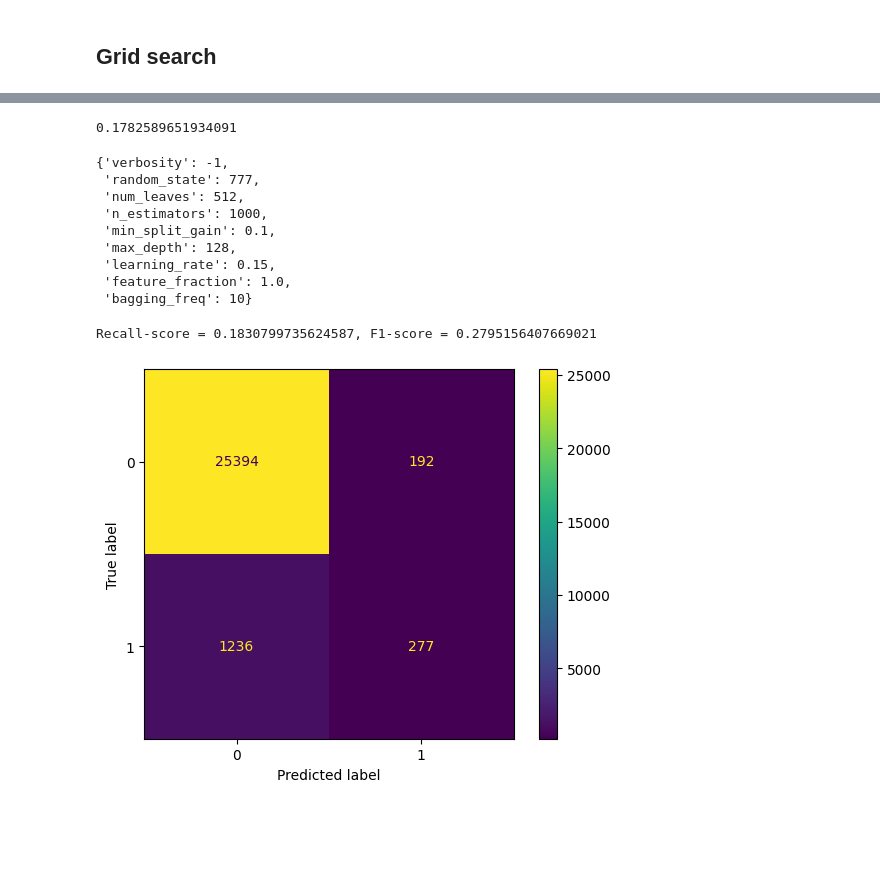
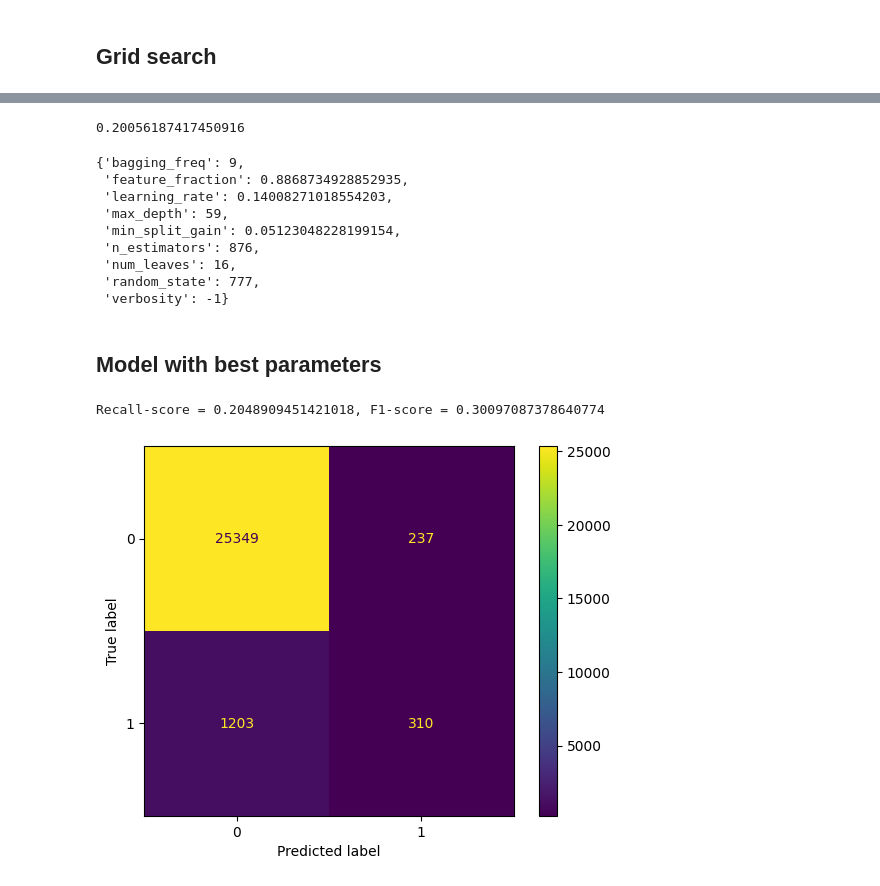
Before and after one commit to karol-pa/Fraud-Detection_Exercise, a Jupyter notebook: example.ipynb, the cells around one changed output, grey strips where cells are left out. Saved outputs shown, nothing was run; the diff lists cells and outputs as text; code cells hidden in the pictures; blank space fills up the shorter version.

```diff
--- a/example.ipynb
+++ b/example.ipynb
@@ -188,11 +190,3 @@ import lightgbm
 from lightgbm import LGBMClassifier
 # %%
 X_train, X_test, y_train, y_test = train_test_split(X, y, stratify=y, random_state=777, test_size=0.2)
-# %%
-lgbm_model = LGBMClassifier()
-
-lgbm_model.fit(X_train, y_train)
-
-y_pred = lgbm_model.predict(X_test)
-
-ConfusionMatrixDisplay(confusion_matrix(y_test, y_pred)).plot()
@@ -217,16 +200,16 @@ Recall-score = 0.16986120290812953, F1-score = 0.26981627296587923
 # Import 'GridSearchCV', 'make_scorer', and any other necessary libraries
 from sklearn.model_selection import GridSearchCV, RandomizedSearchCV
 from sklearn.metrics import make_scorer
-
+from scipy.stats import uniform, truncnorm, randint
 
 # Create the parameters list you wish to tune
-parameters = {'n_estimators':[0, 1000],
-              'num_leaves': [2, 512],
-              'max_depth': [2, 128],
-              'learning_rate':[ 0.001, 0.15],
-              'min_split_gain': [0.001, 0.1],
-              'feature_fraction': [0.1, 1.0],
-              'bagging_freq': [1,10],
+parameters = {'n_estimators':randint(0, 1000),
+              'num_leaves': randint(2, 512),
+              'max_depth': randint(2, 128),
+              'learning_rate':uniform(0.001, 0.15),
+              'min_split_gain': uniform(0.001, 0.1),
+              'feature_fraction': uniform(0.1, 1.0),
+              'bagging_freq': randint(1,10),
               'verbosity': [-1],
               'random_state':[777]
              }
@@ -236,7 +219,7 @@ scorer = make_scorer(recall_score)
 
 
 # TODO: Perform grid search on the classifier using 'scorer' as the scoring method
-gridsearch = RandomizedSearchCV(lgbm_model, param_distributions = parameters, cv=2, n_iter=10, scoring=scorer)
+gridsearch = RandomizedSearchCV(lgbm_model, param_distributions = parameters, cv=2, n_iter=1000, scoring=scorer)
 
 # TODO: Fit the grid search object to the training data and find the optimal parameters
 
@@ -258,23 +257,40 @@ RandomizedSearchCV(cv=2, estimator=LGBMClassifier(),
 # %%
 gridsearch.best_score_
 # %% [output]
-0.1782589651934091
+0.20056187417450916
 # %%
 gridsearch.best_params_
 # %% [output]
-{'verbosity': -1,
+{'bagging_freq': 9,
+ 'feature_fraction': 0.8868734928852935,
+ 'learning_rate': 0.14008271018554203,
+ 'max_depth': 59,
+ 'min_split_gain': 0.05123048228199154,
+ 'n_estimators': 876,
+ 'num_leaves': 16,
  'random_state': 777,
- 'num_leaves': 512,
- 'n_estimators': 1000,
- 'min_split_gain': 0.1,
- 'max_depth': 128,
- 'learning_rate': 0.15,
- 'feature_fraction': 1.0,
- 'bagging_freq': 10}
+ 'verbosity': -1}
-# %%
-y_pred = gridsearch.best_estimator_.predict(X_test)
-ConfusionMatrixDisplay(confusion_matrix(y_test, y_pred)).plot()
-print(f"Recall-score = {recall_score(y_test, y_pred) }, F1-score = {f1_score(y_test, y_pred)}")
-# %% [output]
-Recall-score = 0.1830799735624587, F1-score = 0.2795156407669021
-[figure, removed]
+# %% [markdown]
+## Model with best parameters
+# %%
+lgbm_model = LGBMClassifier(
+    bagging_freq= 9,
+    feature_fraction = 0.8868734928852935,
+     learning_rate = 0.14008271018554203,
+     max_depth = 59,
+     min_split_gain = 0.05123048228199154,
+     n_estimators = 876,
+     num_leaves = 16,
+     random_state = 777,
+     verbosity = -1)
+
+lgbm_model.fit(X_train, y_train)
+
+y_pred = lgbm_model.predict(X_test)
+
+ConfusionMatrixDisplay(confusion_matrix(y_test, y_pred)).plot()
+
+print(f"Recall-score = {recall_score(y_test, y_pred) }, F1-score = {f1_score(y_test, y_pred)}")
+# %% [output]
+Recall-score = 0.2048909451421018, F1-score = 0.30097087378640774
+[figure, added]
```
Also changed, not shown: parts of 6 cells of this notebook.
